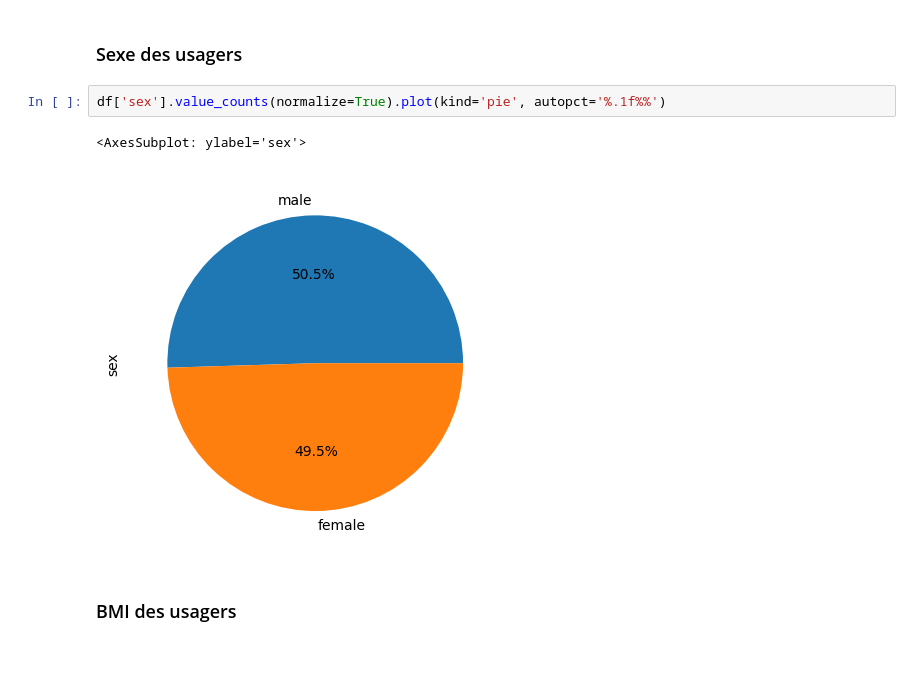
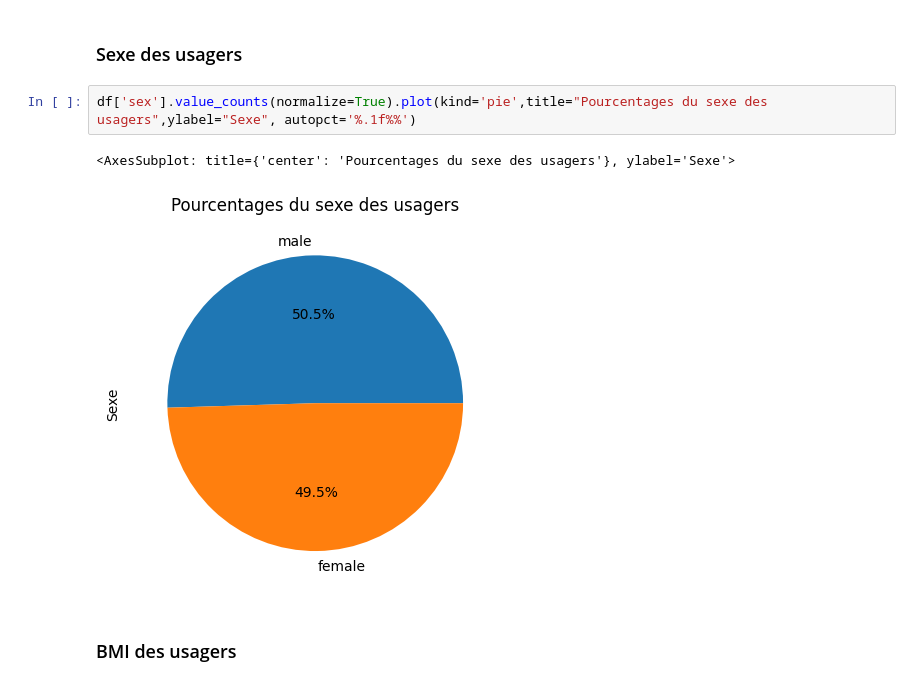
Before and after one commit to Benalieur/assurance, a Jupyter notebook: notebooks/analys.ipynb, the cells around one changed output. Saved outputs shown, nothing was run; the diff lists cells and outputs as text; blank space fills up the shorter version.

Commit message:
label graphique

```diff
--- a/notebooks/analys.ipynb
+++ b/notebooks/analys.ipynb
@@ -240,10 +240,10 @@ plt.show()
 # %% [markdown]
 ### Sexe des usagers
 # %%
-df['sex'].value_counts(normalize=True).plot(kind='pie', autopct='%.1f%%')
+df['sex'].value_counts(normalize=True).plot(kind='pie',title="Pourcentages du sexe des usagers",ylabel="Sexe", autopct='%.1f%%')
 # %% [output]
-<AxesSubplot: ylabel='sex'>
+<AxesSubplot: title={'center': 'Pourcentages du sexe des usagers'}, ylabel='Sexe'>
-[figure, old version]
+[figure, new version]
 # %% [markdown]
 ### BMI des usagers
 # %%
```
Also changed, not shown: parts of 5 cells of this notebook.
